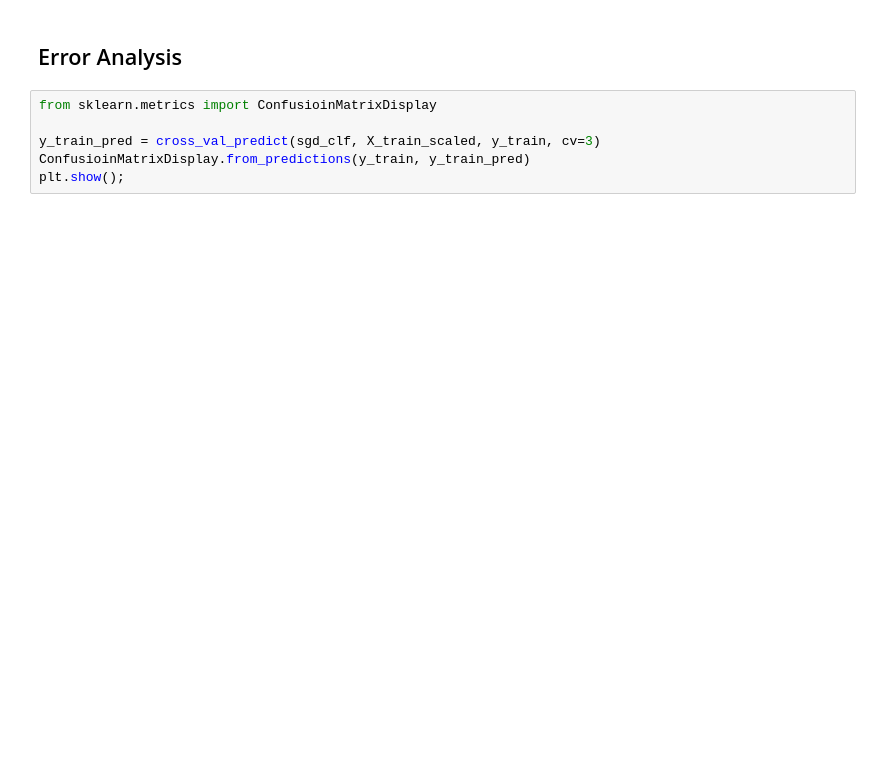
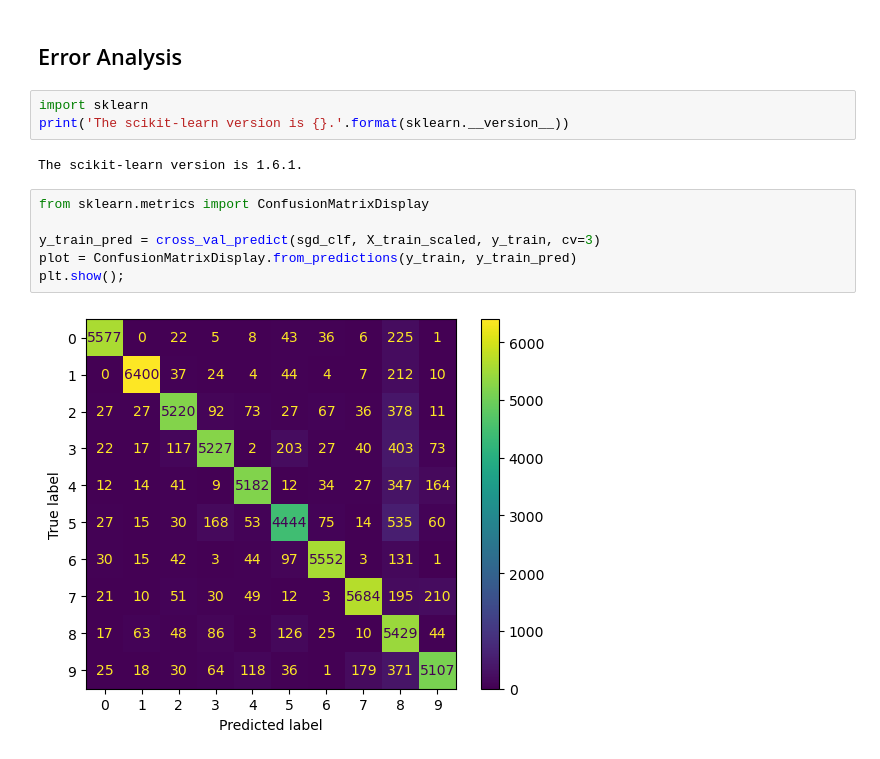
Before and after one commit to Fawazaro213/mnist-project, a Jupyter notebook: mnist.ipynb, the cells around one changed output. Cells and saved outputs as stored; diff of their text form; blank space fills up the shorter version.

```diff
--- a/mnist.ipynb
+++ b/mnist.ipynb
@@ -315,8 +317,15 @@ cross_val_score(sgd_clf, X_train_scaled, y_train, cv=3, scoring="accuracy")
 # %% [markdown]
 ## Error Analysis
+# %%
+import sklearn
+print('The scikit-learn version is {}.'.format(sklearn.__version__))
+# %% [output]
+The scikit-learn version is 1.6.1.
 # %%
-from sklearn.metrics import ConfusioinMatrixDisplay
+from sklearn.metrics import ConfusionMatrixDisplay
 
 y_train_pred = cross_val_predict(sgd_clf, X_train_scaled, y_train, cv=3)
-ConfusioinMatrixDisplay.from_predictions(y_train, y_train_pred)
+plot = ConfusionMatrixDisplay.from_predictions(y_train, y_train_pred)
 plt.show();
+# %% [output]
+[figure, added]
```
Also changed, not shown: parts of 4 cells of this notebook.
